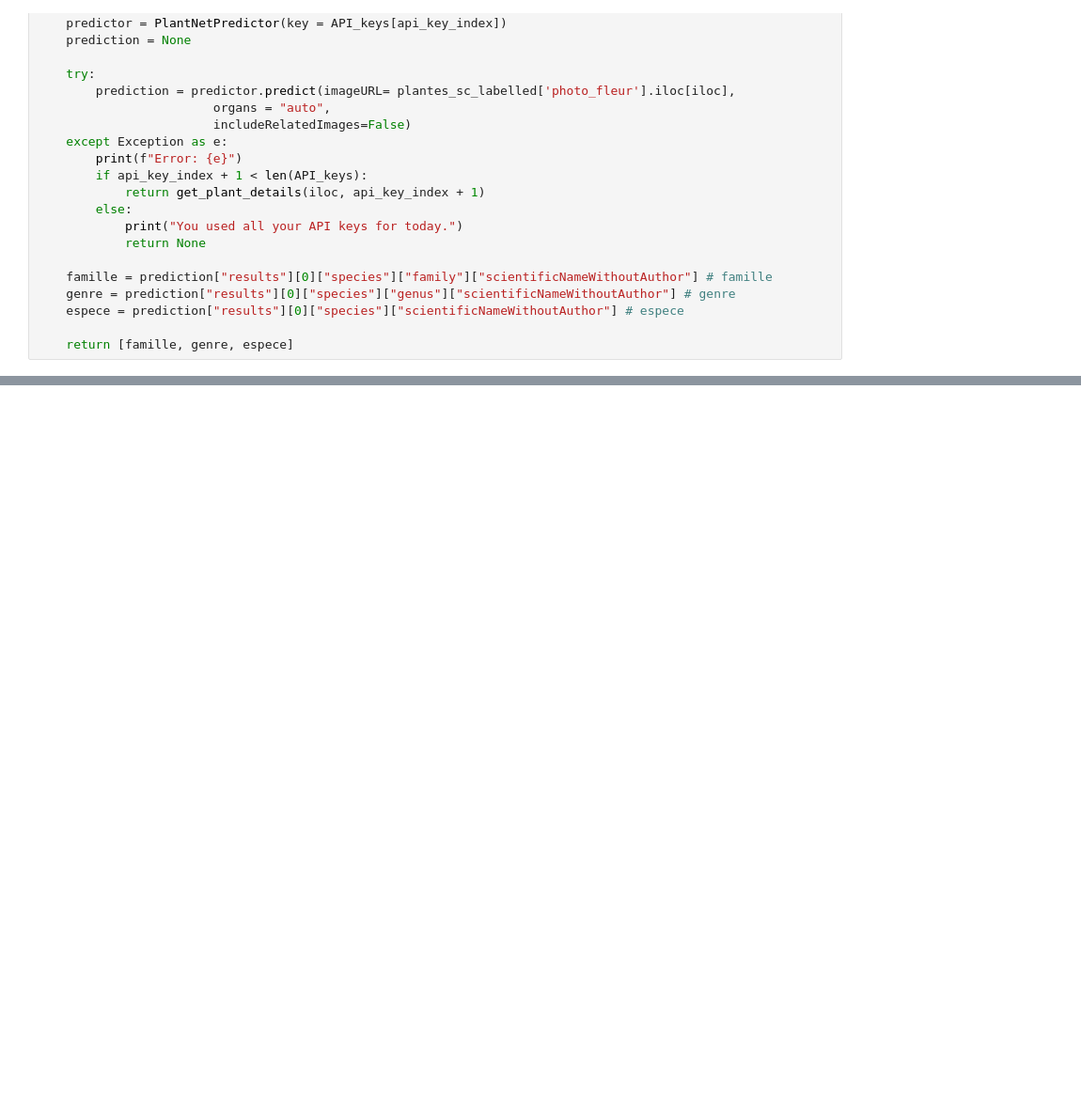
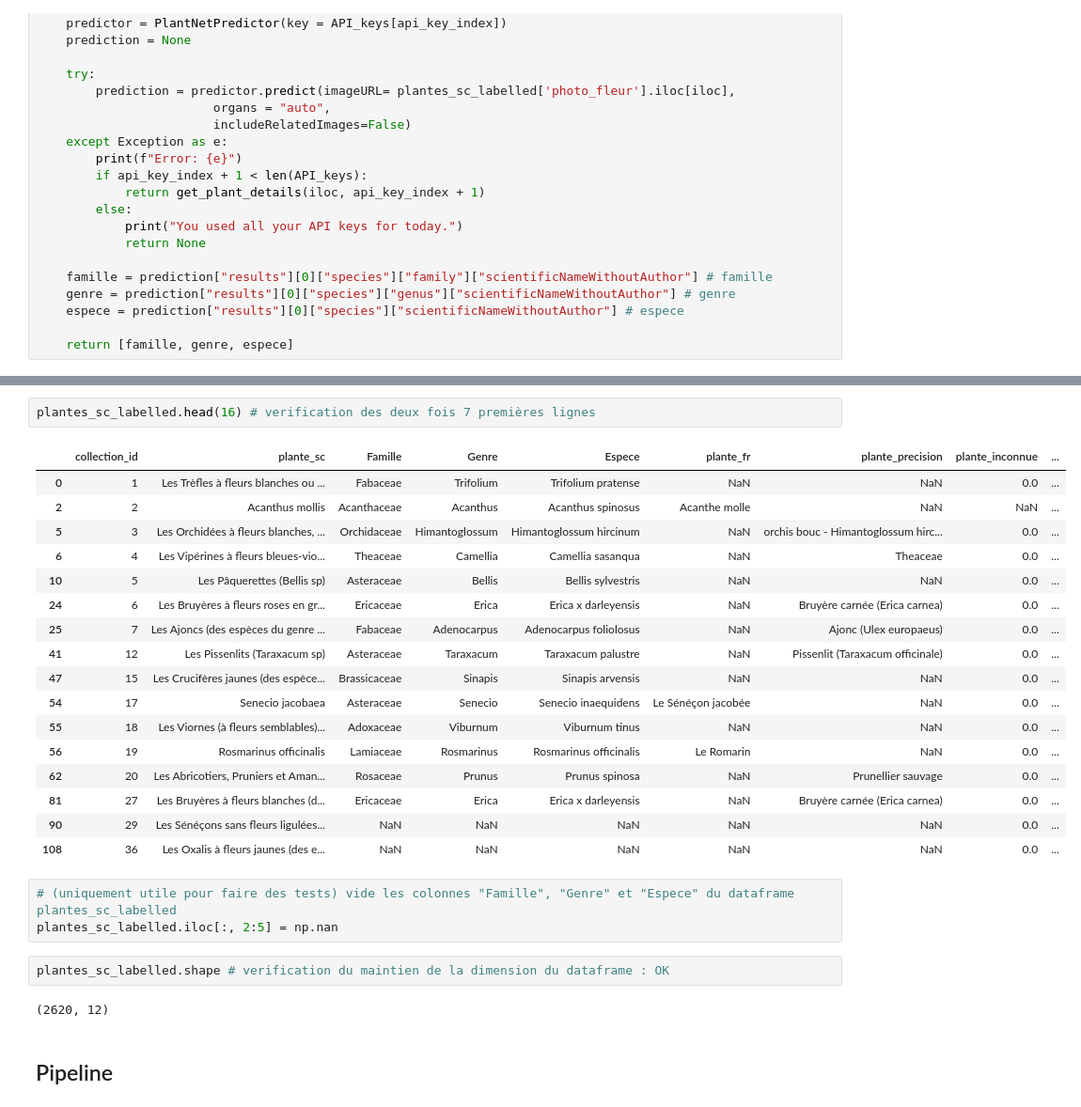
Before and after one commit to juldpnt/fil-rouge-pollinisateurs, a Jupyter notebook: notebooks/plantnet_whole.ipynb, the cells around one changed output, grey strips where cells are left out. Shown at 94% size. Cells and saved outputs as stored; diff of their text form; blank space fills up the shorter version.

Commit message:
manque juste le pipeline

```diff
--- a/notebooks/plantnet_whole.ipynb
+++ b/notebooks/plantnet_whole.ipynb
@@ -195,0 +159,29 @@ plantes_sc_labelled.shape
+# %%
+plantes_sc_labelled.head(16) # verification des deux fois 7 premières lignes
+# %% [output]
+|  | collection_id | plante_sc | Famille | Genre | Espece | plante_fr | plante_precision | plante_inconnue | ... |
+| 0 | 1 | Les Trèfles à fleurs blanches ou ... | Fabaceae | Trifolium | Trifolium pratense | NaN | NaN | 0.0 | ... |
+| 2 | 2 | Acanthus mollis | Acanthaceae | Acanthus | Acanthus spinosus | Acanthe molle | NaN | NaN | ... |
+| 5 | 3 | Les Orchidées à fleurs blanches, ... | Orchidaceae | Himantoglossum | Himantoglossum hircinum | NaN | orchis bouc - Himantoglossum hirc... | 0.0 | ... |
+| 6 | 4 | Les Vipérines à fleurs bleues-vio... | Theaceae | Camellia | Camellia sasanqua | NaN | Theaceae | 0.0 | ... |
+| 10 | 5 | Les Pâquerettes (Bellis sp) | Asteraceae | Bellis | Bellis sylvestris | NaN | NaN | 0.0 | ... |
+| 24 | 6 | Les Bruyères à fleurs roses en gr... | Ericaceae | Erica | Erica x darleyensis | NaN | Bruyère carnée (Erica carnea) | 0.0 | ... |
+| 25 | 7 | Les Ajoncs (des espèces du genre ... | Fabaceae | Adenocarpus | Adenocarpus foliolosus | NaN | Ajonc (Ulex europaeus) | 0.0 | ... |
+| 41 | 12 | Les Pissenlits (Taraxacum sp) | Asteraceae | Taraxacum | Taraxacum palustre | NaN | Pissenlit (Taraxacum officinale) | 0.0 | ... |
+| 47 | 15 | Les Crucifères jaunes (des espèce... | Brassicaceae | Sinapis | Sinapis arvensis | NaN | NaN | 0.0 | ... |
+| 54 | 17 | Senecio jacobaea | Asteraceae | Senecio | Senecio inaequidens | Le Sénéçon jacobée | NaN | 0.0 | ... |
+| 55 | 18 | Les Viornes (à fleurs semblables)... | Adoxaceae | Viburnum | Viburnum tinus | NaN | NaN | 0.0 | ... |
+| 56 | 19 | Rosmarinus officinalis | Lamiaceae | Rosmarinus | Rosmarinus officinalis | Le Romarin | NaN | 0.0 | ... |
+| 62 | 20 | Les Abricotiers, Pruniers et Aman... | Rosaceae | Prunus | Prunus spinosa | NaN | Prunellier sauvage | 0.0 | ... |
+| 81 | 27 | Les Bruyères à fleurs blanches (d... | Ericaceae | Erica | Erica x darleyensis | NaN | Bruyère carnée (Erica carnea) | 0.0 | ... |
+| 90 | 29 | Les Sénéçons sans fleurs ligulées... | NaN | NaN | NaN | NaN | NaN | 0.0 | ... |
+| 108 | 36 | Les Oxalis à fleurs jaunes (des e... | NaN | NaN | NaN | NaN | NaN | 0.0 | ... |
+# %%
+# (uniquement utile pour faire des tests) vide les colonnes "Famille", "Genre" et "Espece" du dataframe plantes_sc_labelled
+plantes_sc_labelled.iloc[:, 2:5] = np.nan
+# %%
+plantes_sc_labelled.shape # verification du maintien de la dimension du dataframe : OK
+# %% [output]
+(2620, 12)
+# %% [markdown]
+## Pipeline
```
Also changed, not shown: parts of 8 cells of this notebook.
